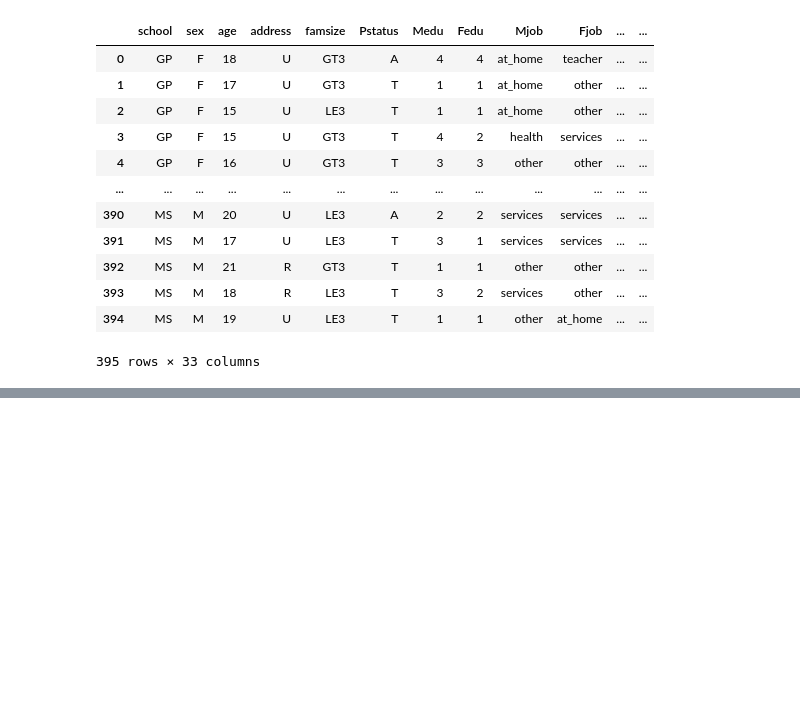
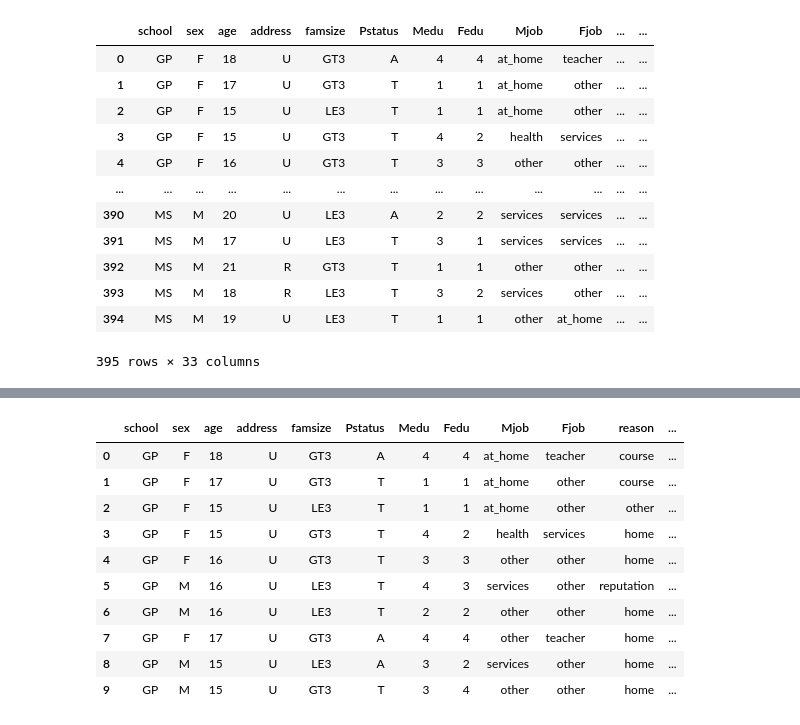
Before and after one commit to Ramesh-Bojanapu-1011/ai_python_practice, a Jupyter notebook: pandas_practive/student_mat.ipynb, the cells around one changed output, grey strips where cells are left out. Saved outputs shown, nothing was run; the diff lists cells and outputs as text; code cells hidden in the pictures; blank space fills up the shorter version.

```diff
--- a/pandas_practive/student_mat.ipynb
+++ b/pandas_practive/student_mat.ipynb
@@ -20,0 +68,14 @@ student_mat_df
+# %%
+student_mat_df.head(10) # Display the first 10 rows of the DataFrame
+# %% [output]
+|  | school | sex | age | address | famsize | Pstatus | Medu | Fedu | Mjob | Fjob | reason | ... |
+| 0 | GP | F | 18 | U | GT3 | A | 4 | 4 | at_home | teacher | course | ... |
+| 1 | GP | F | 17 | U | GT3 | T | 1 | 1 | at_home | other | course | ... |
+| 2 | GP | F | 15 | U | LE3 | T | 1 | 1 | at_home | other | other | ... |
+| 3 | GP | F | 15 | U | GT3 | T | 4 | 2 | health | services | home | ... |
+| 4 | GP | F | 16 | U | GT3 | T | 3 | 3 | other | other | home | ... |
+| 5 | GP | M | 16 | U | LE3 | T | 4 | 3 | services | other | reputation | ... |
+| 6 | GP | M | 16 | U | LE3 | T | 2 | 2 | other | other | home | ... |
+| 7 | GP | F | 17 | U | GT3 | A | 4 | 4 | other | teacher | home | ... |
+| 8 | GP | M | 15 | U | LE3 | A | 3 | 2 | services | other | home | ... |
+| 9 | GP | M | 15 | U | GT3 | T | 3 | 4 | other | other | home | ... |
```
Also changed, not shown: parts of 9 cells of this notebook.
